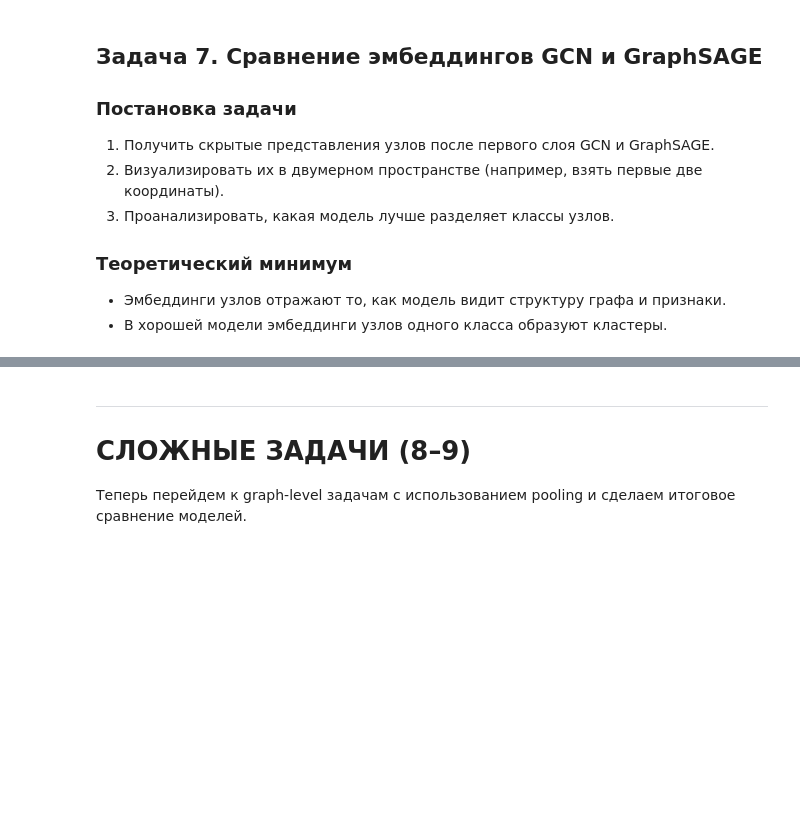
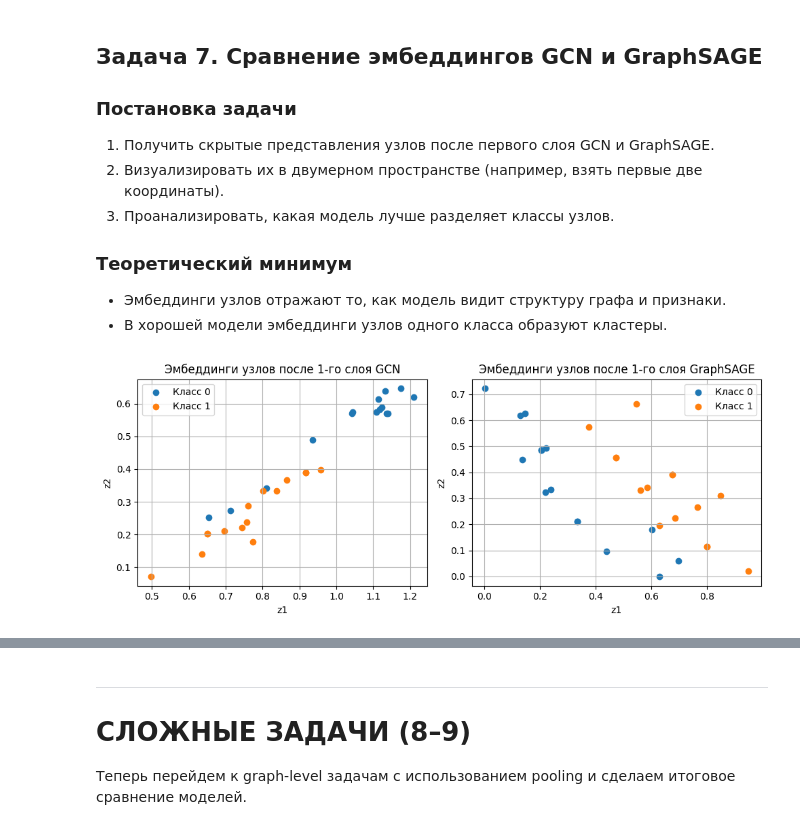
Before and after one commit to EgrSlv/DeepLearning__MIPT, a Jupyter notebook: Hw6_m6_gnn__Solovev_Egor.ipynb, the cells around one changed output, grey strips where cells are left out. Cells and saved outputs as stored; diff of their text form; code cells hidden in the pictures; blank space fills up the shorter version.

```diff
--- a/Hw6_m6_gnn__Solovev_Egor.ipynb
+++ b/Hw6_m6_gnn__Solovev_Egor.ipynb
@@ -445,7 +447,9 @@ class GCN(nn.Module):
 # --- Шаг 5. Оптимизатор и функция потерь ---
 model_gcn = GCN(in_dim=2, hidden_dim=16, out_dim=2).to(DEVICE)
 # DONE: настройте Adam (lr=0.01, weight_decay=5e-4) и CrossEntropyLoss
-optimizer = torch.optim.Adam(model_gcn.parameters(), lr=0.01, weight_decay=5e-4)
+optimizer = torch.optim.Adam(model_gcn.parameters(),
+                             lr=0.01,
+                             weight_decay=5e-4)
 criterion = nn.CrossEntropyLoss()
 
 # --- Шаг 6. Цикл обучения ---
@@ -466,7 +470,14 @@ for epoch in range(EPOCHS):
         with torch.no_grad():
             # DONE: вычислите train_acc и test_acc
             pred = logits.argmax(dim=1)
-            train_acc = (pred[idx_train] == labels2_t[idx_train]).float().mean().item()
-            test_acc = (pred[idx_test] == labels2_t[idx_test]).float().mean().item()
-        print(f"Эпоха {epoch+1:3d}, loss = {loss.item():.4f}, train_acc = {train_acc:.2f}, test_acc = {test_acc:.2f}")
+            train_acc = (
+                (pred[idx_train] == labels2_t[idx_train]).float().mean().item()
+            )
+            test_acc = (
+                (pred[idx_test] == labels2_t[idx_test]).float().mean().item()
+            )
+        print(f"[GCN] Эпоха {epoch+1:3d},",
+              f"loss = {loss.item():.4f},",
+              f"train_acc = {train_acc:.2f},",
+              f"test_acc = {test_acc:.2f}")
 # %% [output]
@@ -576,41 +620,46 @@ for epoch in range(EPOCHS_SAGE):
 # %%
 # Задача 7. Визуализация и сравнение эмбеддингов
 
 model_gcn.eval()
 model_sage.eval()
 
 with torch.no_grad():
-    # TODO: получите эмбеддинги после первого слоя GCN (с ReLU)
+    # DONE: получите эмбеддинги после первого слоя GCN (с ReLU)
     # Обратитесь напрямую к model_gcn.gcn1 с нужными аргументами
-    h_gcn1 = ...
-    h_gcn1 = F.relu(h_gcn1)
+    h_gcn1 = model_gcn.layer1(X2_t, A2_norm_t)
+    h_gcn1 = torch.relu(h_gcn1)
 
-    # TODO: получите эмбеддинги после первого слоя GraphSAGE (с ReLU)
-    h_sage1 = ...
-    h_sage1 = F.relu(h_sage1)
+    # DONE: получите эмбеддинги после первого слоя GraphSAGE (с ReLU)
+    h_sage1 = model_sage.layer1(X2_t)
+    h_sage1 = torch.relu(h_sage1)
 
-# TODO: Переведите тензоры в numpy
-h_gcn_np = ...
-h_sage_np = ...
+# DONE: Переведите тензоры в numpy
+h_gcn_np = h_gcn1.cpu().numpy()
+h_sage_np = h_sage1.cpu().numpy()
 
-# TODO: Постройте два scatter plot рядом (1 строка, 2 колонки):
+# DONE: Постройте два scatter plot рядом (1 строка, 2 колонки):
 # Левый — GCN, правый — GraphSAGE
 # Для каждого класса (0 и 1) отдельный цвет
 plt.figure(figsize=(10, 4))
 
 plt.subplot(1, 2, 1)
-# ваш код здесь — GCN
+plt.scatter(h_gcn_np[:15, 0], h_gcn_np[:15, 1], label='Класс 0')
+plt.scatter(h_gcn_np[15:, 0], h_gcn_np[15:, 1], label='Класс 1')
 plt.title("Эмбеддинги узлов после 1-го слоя GCN")
 plt.xlabel("z1"); plt.ylabel("z2")
 plt.legend(); plt.grid(True)
 
 plt.subplot(1, 2, 2)
-# ваш код здесь — GraphSAGE
+#  первые 15 — класс 0, вторые 15 — класс 1
+plt.scatter(h_sage_np[:15, 0], h_sage_np[:15, 1], label='Класс 0')
+plt.scatter(h_sage_np[15:, 0], h_sage_np[15:, 1], label='Класс 1')
 plt.title("Эмбеддинги узлов после 1-го слоя GraphSAGE")
 plt.xlabel("z1"); plt.ylabel("z2")
 plt.legend(); plt.grid(True)
 
 plt.tight_layout()
 plt.show()
+# %% [output]
+[figure, added]
 # %% [markdown]
 **Интерпретация:**
```
Also changed, not shown: parts of 8 cells of this notebook.
